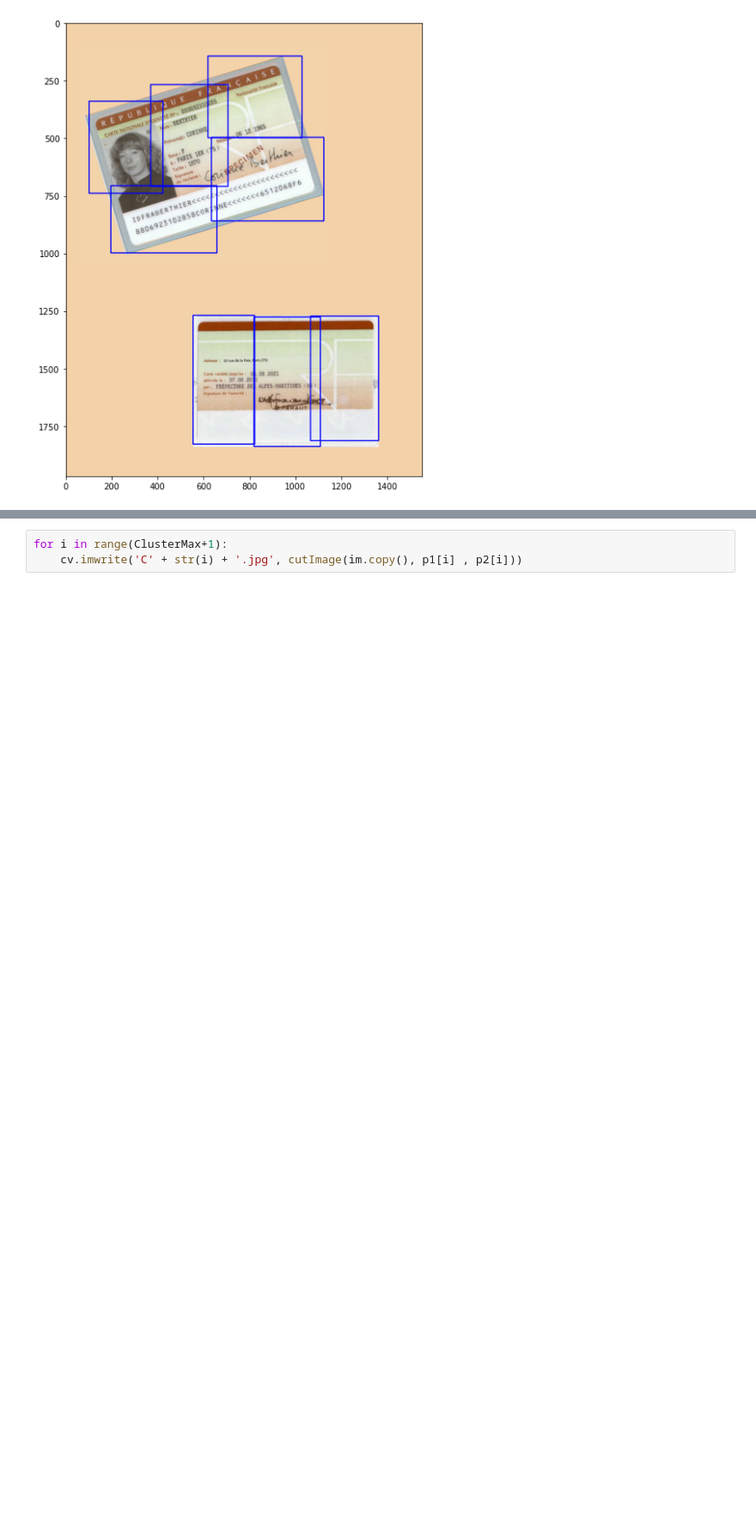
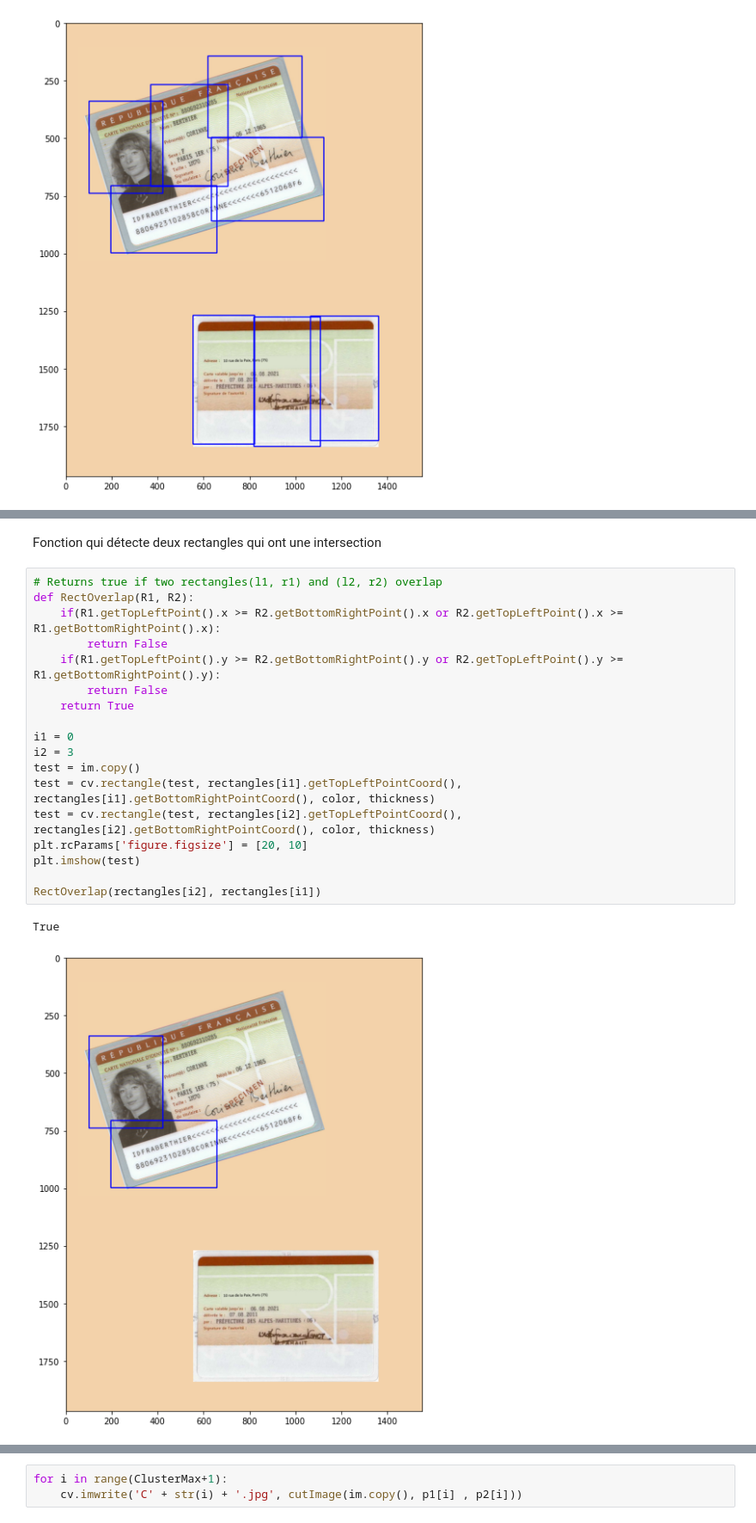
Before and after one commit to datacorner/les-tutos-datacorner.fr, a Jupyter notebook: vision-par-ordinateur/multipledocsplit/shapes_extraction.ipynb, the cells around one changed output, grey strips where cells are left out. Shown at 86% size. Cells and saved outputs as stored; diff of their text form; blank space fills up the shorter version.

```diff
--- a/vision-par-ordinateur/multipledocsplit/shapes_extraction.ipynb
+++ b/vision-par-ordinateur/multipledocsplit/shapes_extraction.ipynb
@@ -229,0 +264,23 @@ Le problème est que la détection de cluster s'est effectuée comme un puzzle.
+# %% [markdown]
+Fonction qui détecte deux rectangles qui ont une intersection
+# %%
+# Returns true if two rectangles(l1, r1) and (l2, r2) overlap
+def RectOverlap(R1, R2):
+    if(R1.getTopLeftPoint().x >= R2.getBottomRightPoint().x or R2.getTopLeftPoint().x >= R1.getBottomRightPoint().x):
+        return False
+    if(R1.getTopLeftPoint().y >= R2.getBottomRightPoint().y or R2.getTopLeftPoint().y >= R1.getBottomRightPoint().y):
+        return False
+    return True
+
+i1 = 0
+i2 = 3
+test = im.copy()
+test = cv.rectangle(test, rectangles[i1].getTopLeftPointCoord(), rectangles[i1].getBottomRightPointCoord(), color, thickness)
+test = cv.rectangle(test, rectangles[i2].getTopLeftPointCoord(), rectangles[i2].getBottomRightPointCoord(), color, thickness)
+plt.rcParams['figure.figsize'] = [20, 10]
+plt.imshow(test)
+
+RectOverlap(rectangles[i2], rectangles[i1])
+# %% [output]
+True
+[figure, added]
```
Also changed, not shown: parts of 4 cells of this notebook.
